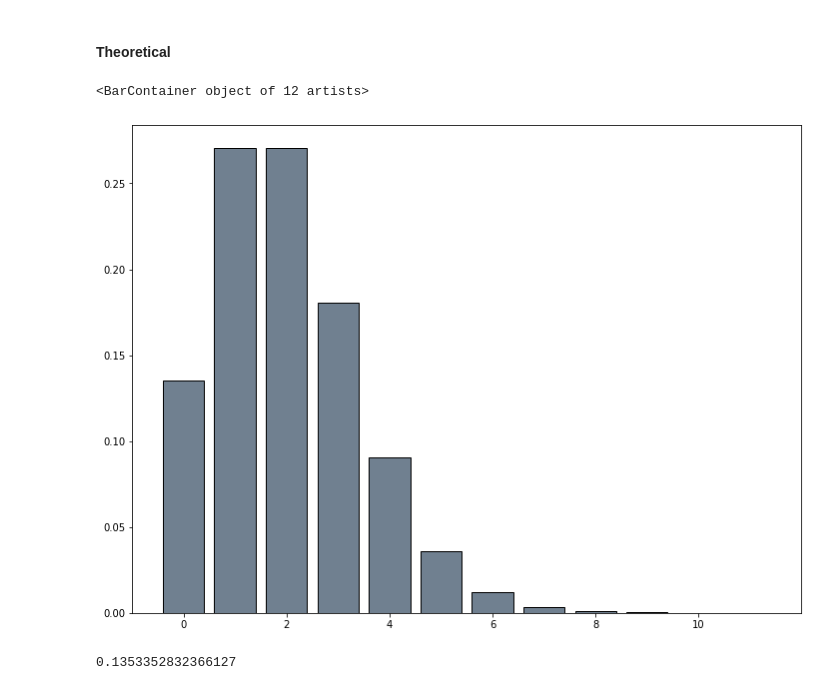
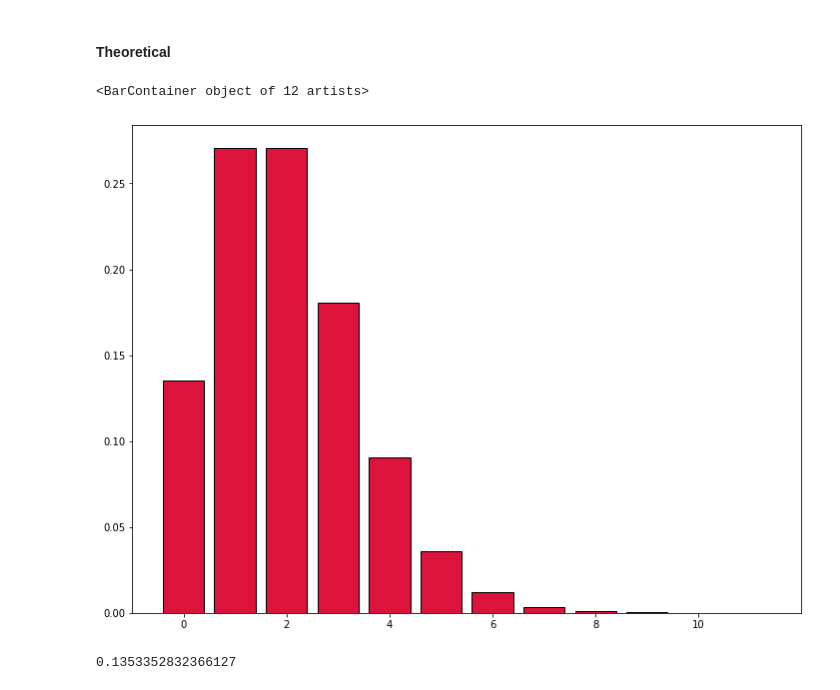
Before and after one commit to JadaShipp/statistics-exerrcises, a Jupyter notebook: probability_distributions.ipynb, the cells around one changed output. Cells and saved outputs as stored; diff of their text form; code cells hidden in the pictures.

```diff
--- a/probability_distributions.ipynb
+++ b/probability_distributions.ipynb
@@ -16,11 +16,11 @@ import matplotlib.pyplot as plt
 # %%
 plt.figure(figsize=(12, 9))
 x = np.arange(0,12)
 y = stats.poisson(2).pmf(x)
-plt.bar(x, y, ec='black', fc='slategrey')
+plt.bar(x, y, ec='black', fc='crimson')
 # %% [output]
 <BarContainer object of 12 artists>
-[figure, old version]
+[figure, new version]
 # %%
 # What is the probability that no cars drive up in the noon hour?
 # use .pmf because this is a discrete variable and you want the probability of one distinct value
```
Also changed, not shown: parts of 13 cells of this notebook, 1 other file.
